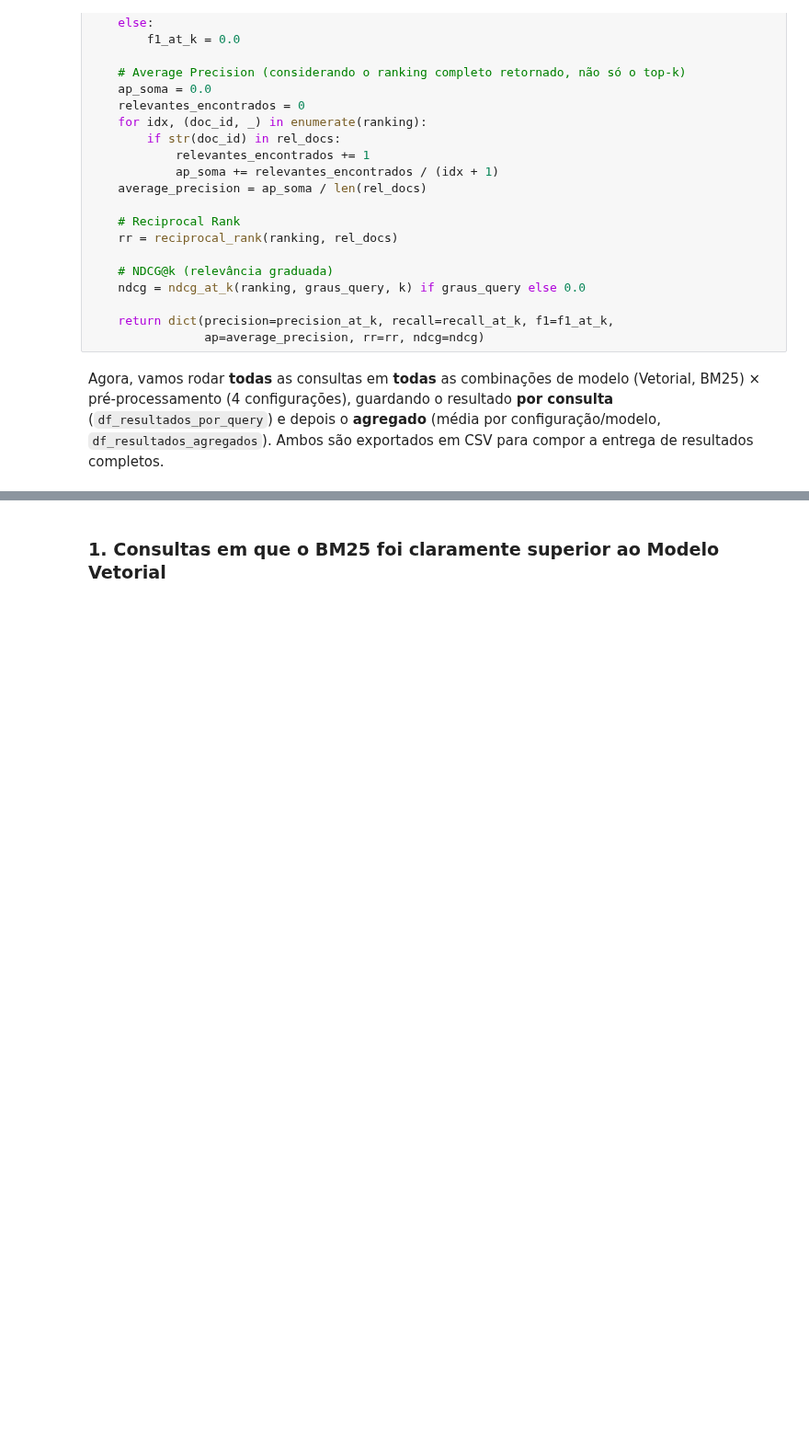
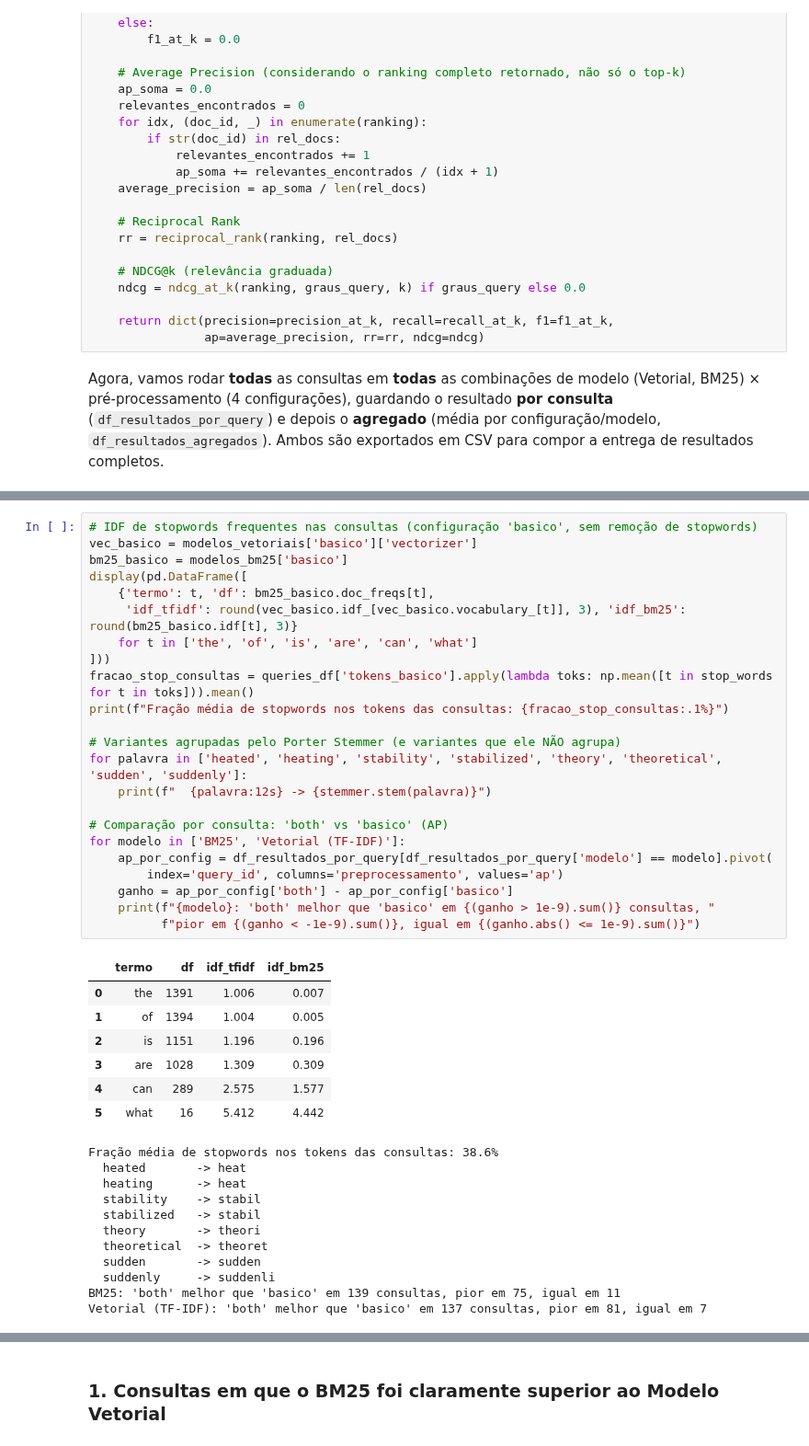
Before and after one commit to anapbatista/recinfo, a Jupyter notebook: trabalho_pratico_recinfo.ipynb, the cells around one changed output, grey strips where cells are left out. Shown at 92% size. Cells and saved outputs as stored; diff of their text form; blank space fills up the shorter version.

```diff
--- a/trabalho_pratico_recinfo.ipynb
+++ b/trabalho_pratico_recinfo.ipynb
@@ -621,0 +709,42 @@ Melhor configuração de pré-processamento (maior MAP): 'both'
+# %%
+# IDF de stopwords frequentes nas consultas (configuração 'basico', sem remoção de stopwords)
+vec_basico = modelos_vetoriais['basico']['vectorizer']
+bm25_basico = modelos_bm25['basico']
+display(pd.DataFrame([
+    {'termo': t, 'df': bm25_basico.doc_freqs[t],
+     'idf_tfidf': round(vec_basico.idf_[vec_basico.vocabulary_[t]], 3), 'idf_bm25': round(bm25_basico.idf[t], 3)}
+    for t in ['the', 'of', 'is', 'are', 'can', 'what']
+]))
+fracao_stop_consultas = queries_df['tokens_basico'].apply(lambda toks: np.mean([t in stop_words for t in toks])).mean()
+print(f"Fração média de stopwords nos tokens das consultas: {fracao_stop_consultas:.1%}")
+
+# Variantes agrupadas pelo Porter Stemmer (e variantes que ele NÃO agrupa)
+for palavra in ['heated', 'heating', 'stability', 'stabilized', 'theory', 'theoretical', 'sudden', 'suddenly']:
+    print(f"  {palavra:12s} -> {stemmer.stem(palavra)}")
+
+# Comparação por consulta: 'both' vs 'basico' (AP)
+for modelo in ['BM25', 'Vetorial (TF-IDF)']:
+    ap_por_config = df_resultados_por_query[df_resultados_por_query['modelo'] == modelo].pivot(
+        index='query_id', columns='preprocessamento', values='ap')
+    ganho = ap_por_config['both'] - ap_por_config['basico']
+    print(f"{modelo}: 'both' melhor que 'basico' em {(ganho > 1e-9).sum()} consultas, "
+          f"pior em {(ganho < -1e-9).sum()}, igual em {(ganho.abs() <= 1e-9).sum()}")
+# %% [output]
+|  | termo | df | idf_tfidf | idf_bm25 |
+| 0 | the | 1391 | 1.006 | 0.007 |
+| 1 | of | 1394 | 1.004 | 0.005 |
+| 2 | is | 1151 | 1.196 | 0.196 |
+| 3 | are | 1028 | 1.309 | 0.309 |
+| 4 | can | 289 | 2.575 | 1.577 |
+| 5 | what | 16 | 5.412 | 4.442 |
+Fração média de stopwords nos tokens das consultas: 38.6%
+  heated       -> heat
+  heating      -> heat
+  stability    -> stabil
+  stabilized   -> stabil
+  theory       -> theori
+  theoretical  -> theoret
+  sudden       -> sudden
+  suddenly     -> suddenli
+BM25: 'both' melhor que 'basico' em 139 consultas, pior em 75, igual em 11
+Vetorial (TF-IDF): 'both' melhor que 'basico' em 137 consultas, pior em 81, igual em 7
```
Also changed, not shown: parts of 61 cells of this notebook, 19 other files.
